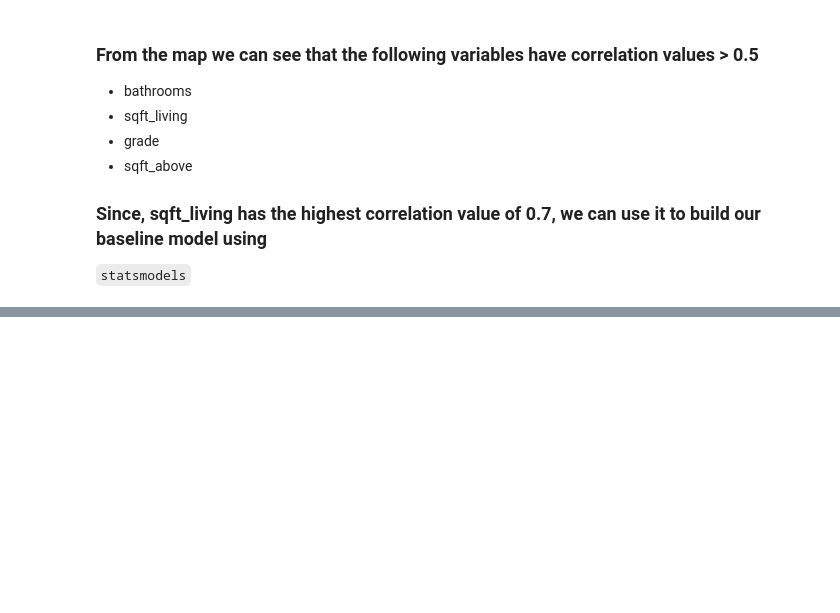
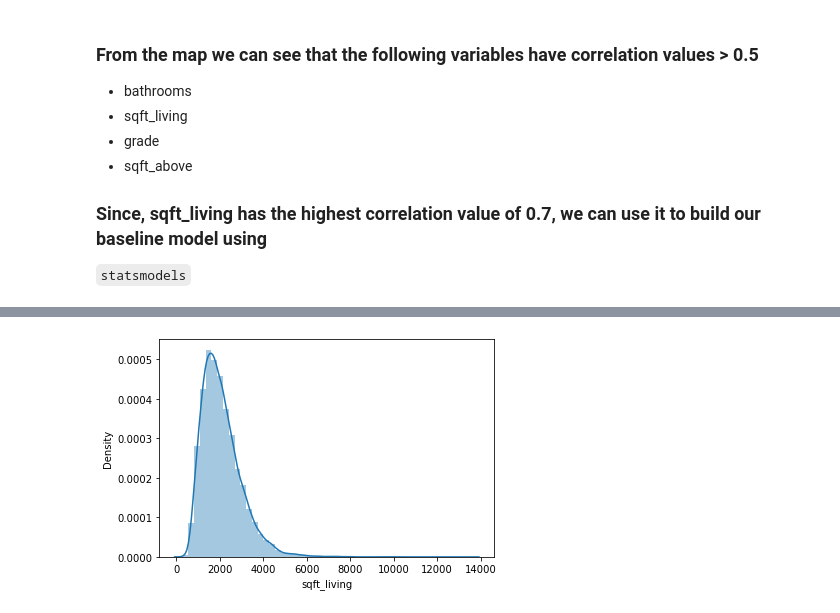
Before and after one commit to rahulakrish/linear_regression, a Jupyter notebook: phase2_project_rev1.ipynb, the cells around one changed output, grey strips where cells are left out. Drawn from its saved outputs; the diff is of its cells as text; code cells hidden in the pictures; blank space fills up the shorter version.

```diff
--- a/phase2_project_rev1.ipynb
+++ b/phase2_project_rev1.ipynb
@@ -173,3 +177,8 @@ ax.scatter(x=df1[['sqft_living']],y=df1[['price']]);
+# %%
+#checking to see if sqft_living is normally distributed
+sns.distplot(df1['sqft_living']);
+# %% [output]
+[figure, added]
 # %%
 # importing the statsmodels library
 from statsmodels.formula.api import ols
```
Also changed, not shown: parts of 10 cells of this notebook.
